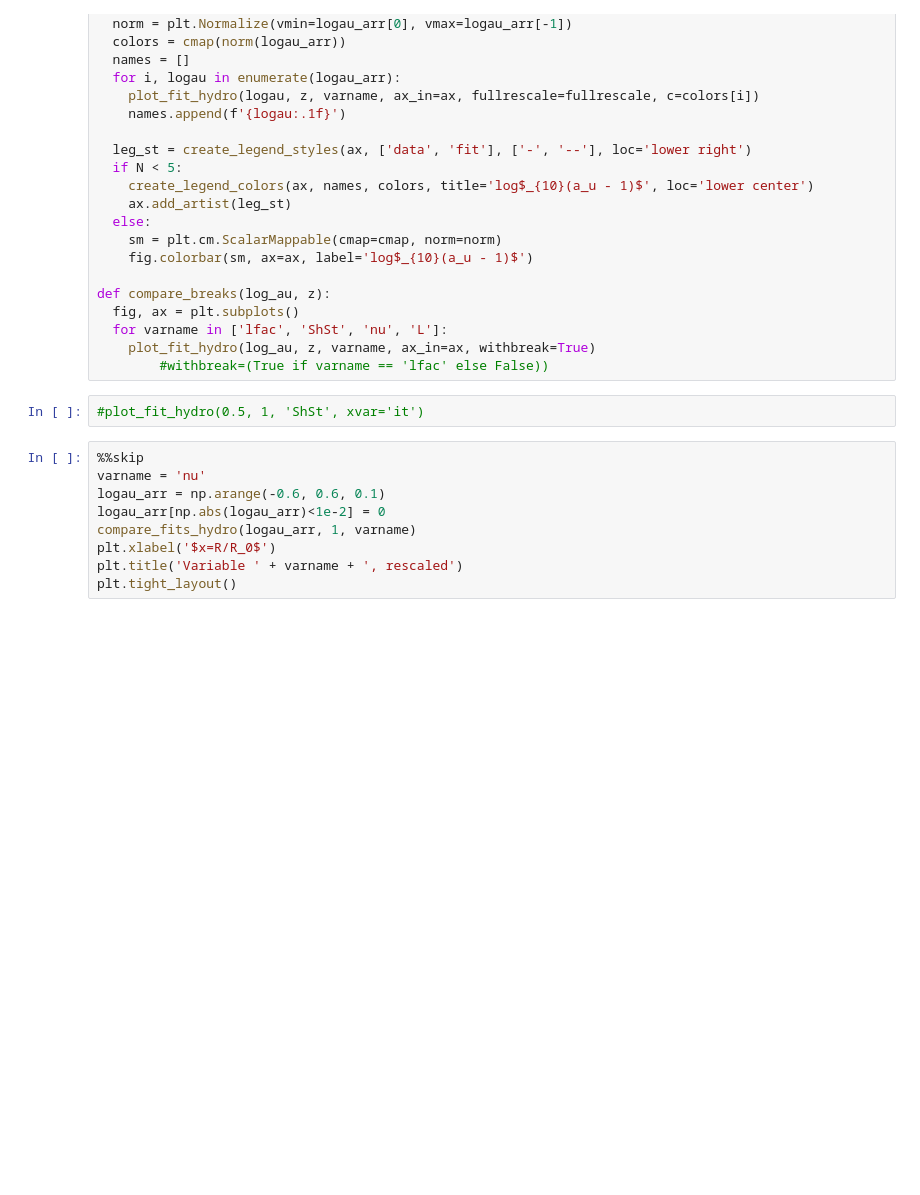
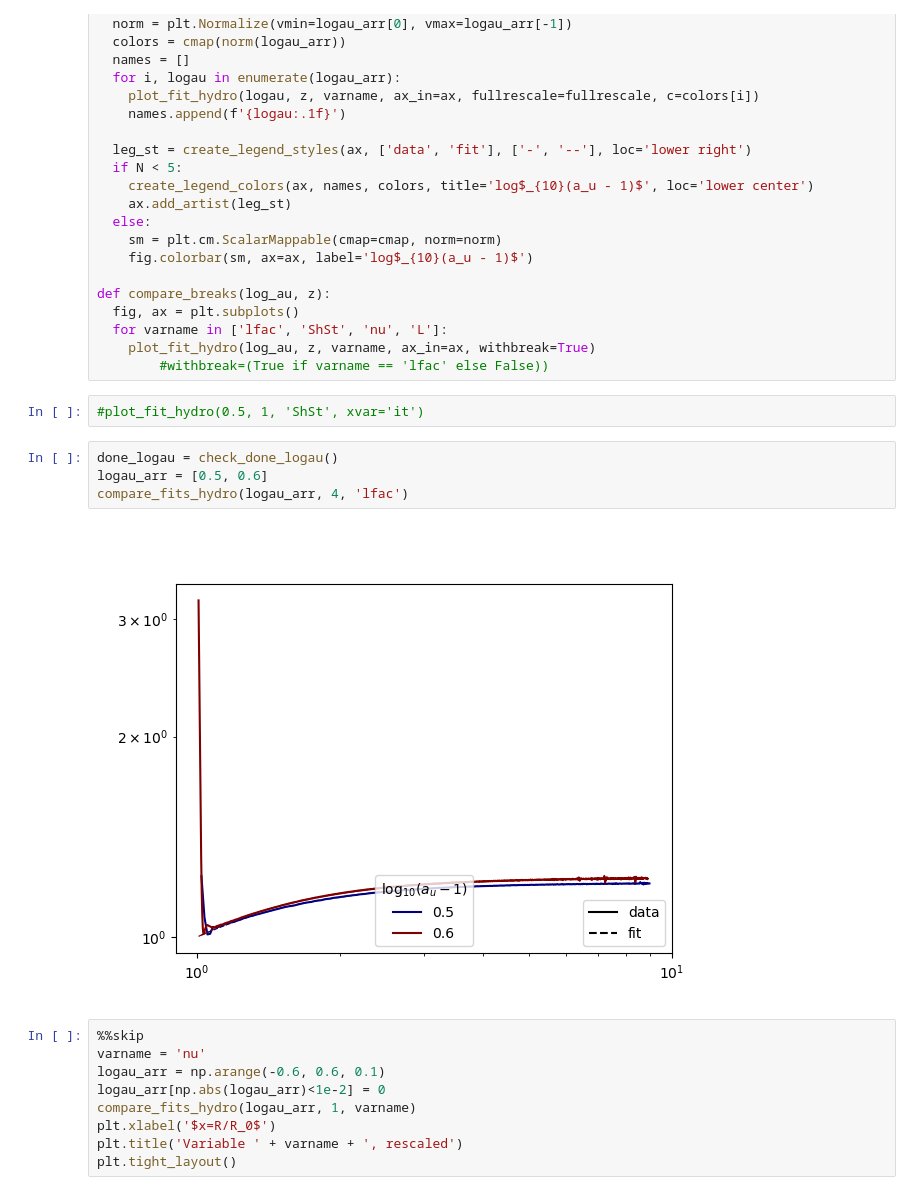
Before and after one commit to ACharletENSL/GAMMA_MWN, a Jupyter notebook: bin/Tools/project_v2/test_fitting.ipynb, the cells around one changed output. Saved outputs shown, nothing was run; the diff lists cells and outputs as text; blank space fills up the shorter version.

```diff
--- a/bin/Tools/project_v2/test_fitting.ipynb
+++ b/bin/Tools/project_v2/test_fitting.ipynb
@@ -155,6 +182,12 @@ def compare_breaks(log_au, z):
         #withbreak=(True if varname == 'lfac' else False))
 # %%
 #plot_fit_hydro(0.5, 1, 'ShSt', xvar='it')
+# %%
+done_logau = check_done_logau()
+logau_arr = [0.5, 0.6]
+compare_fits_hydro(logau_arr, 4, 'lfac')
+# %% [output]
+[figure, added]
 # %%
 %%skip
 varname = 'nu'
```
Also changed, not shown: parts of 27 cells of this notebook, 16 other files.
